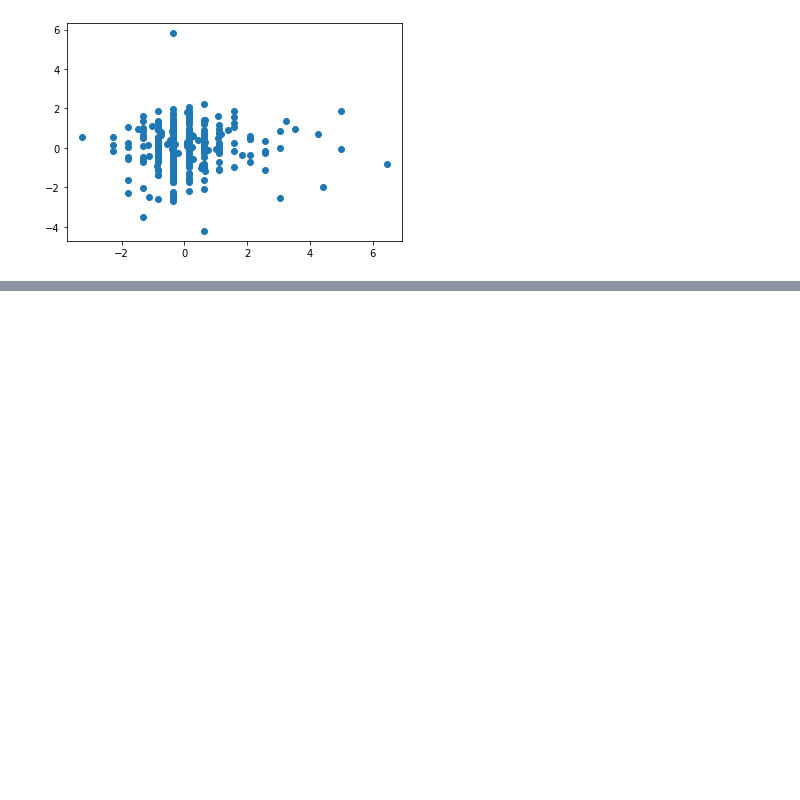
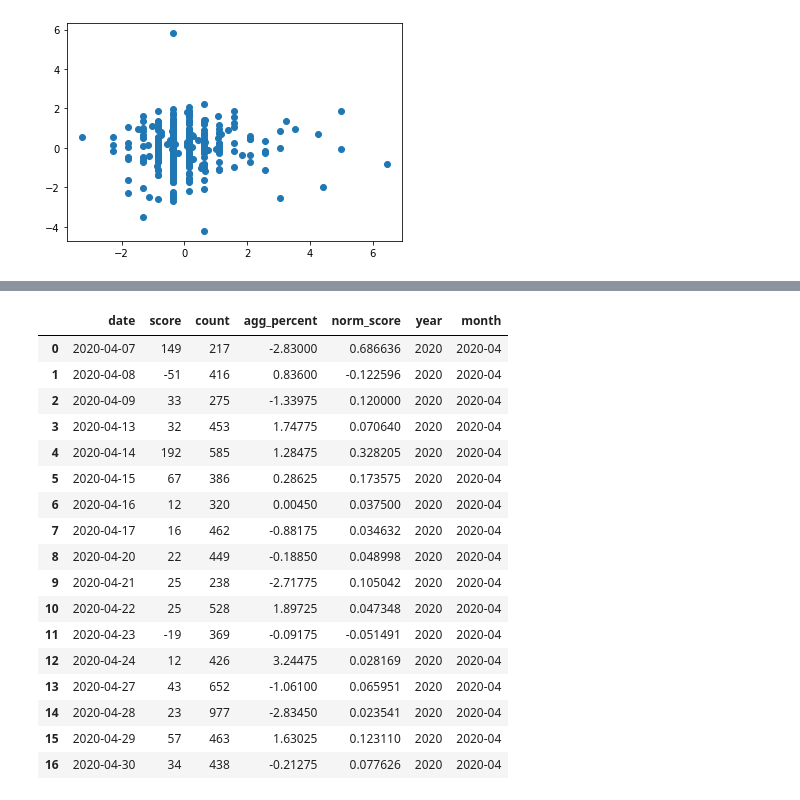
Before and after one commit to svishakan/Social-Media-Based-Stock-Market-Analysis, a Jupyter notebook: Spark Streaming/CorrelationAnalysis.ipynb, the cells around one changed output, grey strips where cells are left out. Cells and saved outputs as stored; diff of their text form; code cells hidden in the pictures; blank space fills up the shorter version.

```diff
--- a/Spark Streaming/CorrelationAnalysis.ipynb
+++ b/Spark Streaming/CorrelationAnalysis.ipynb
@@ -148,3 +139,32 @@ plt.show()
 [interactive output not drawn]
 # %%
 plt.savefig('stock-tweet-scatter.png')
+# %%
+# group by year and month
+sample_df = df
+sample_df['year'] = sample_df['date'].astype(str).str.slice(0,4)
+sample_df['month'] = sample_df['date'].astype(str).str.slice(0,7)
+sample_df
+
+grouped_year = sample_df.groupby('year')
+grouped_month = sample_df.groupby('month')
+grouped_month.get_group('2020-04')
+# %% [output]
+|  | date | score | count | agg_percent | norm_score | year | month |
+| 0 | 2020-04-07 | 149 | 217 | -2.83000 | 0.686636 | 2020 | 2020-04 |
+| 1 | 2020-04-08 | -51 | 416 | 0.83600 | -0.122596 | 2020 | 2020-04 |
+| 2 | 2020-04-09 | 33 | 275 | -1.33975 | 0.120000 | 2020 | 2020-04 |
+| 3 | 2020-04-13 | 32 | 453 | 1.74775 | 0.070640 | 2020 | 2020-04 |
+| 4 | 2020-04-14 | 192 | 585 | 1.28475 | 0.328205 | 2020 | 2020-04 |
+| 5 | 2020-04-15 | 67 | 386 | 0.28625 | 0.173575 | 2020 | 2020-04 |
+| 6 | 2020-04-16 | 12 | 320 | 0.00450 | 0.037500 | 2020 | 2020-04 |
+| 7 | 2020-04-17 | 16 | 462 | -0.88175 | 0.034632 | 2020 | 2020-04 |
+| 8 | 2020-04-20 | 22 | 449 | -0.18850 | 0.048998 | 2020 | 2020-04 |
+| 9 | 2020-04-21 | 25 | 238 | -2.71775 | 0.105042 | 2020 | 2020-04 |
+| 10 | 2020-04-22 | 25 | 528 | 1.89725 | 0.047348 | 2020 | 2020-04 |
+| 11 | 2020-04-23 | -19 | 369 | -0.09175 | -0.051491 | 2020 | 2020-04 |
+| 12 | 2020-04-24 | 12 | 426 | 3.24475 | 0.028169 | 2020 | 2020-04 |
+| 13 | 2020-04-27 | 43 | 652 | -1.06100 | 0.065951 | 2020 | 2020-04 |
+| 14 | 2020-04-28 | 23 | 977 | -2.83450 | 0.023541 | 2020 | 2020-04 |
+| 15 | 2020-04-29 | 57 | 463 | 1.63025 | 0.123110 | 2020 | 2020-04 |
+| 16 | 2020-04-30 | 34 | 438 | -0.21275 | 0.077626 | 2020 | 2020-04 |
```
Also changed, not shown: parts of 8 cells of this notebook.
